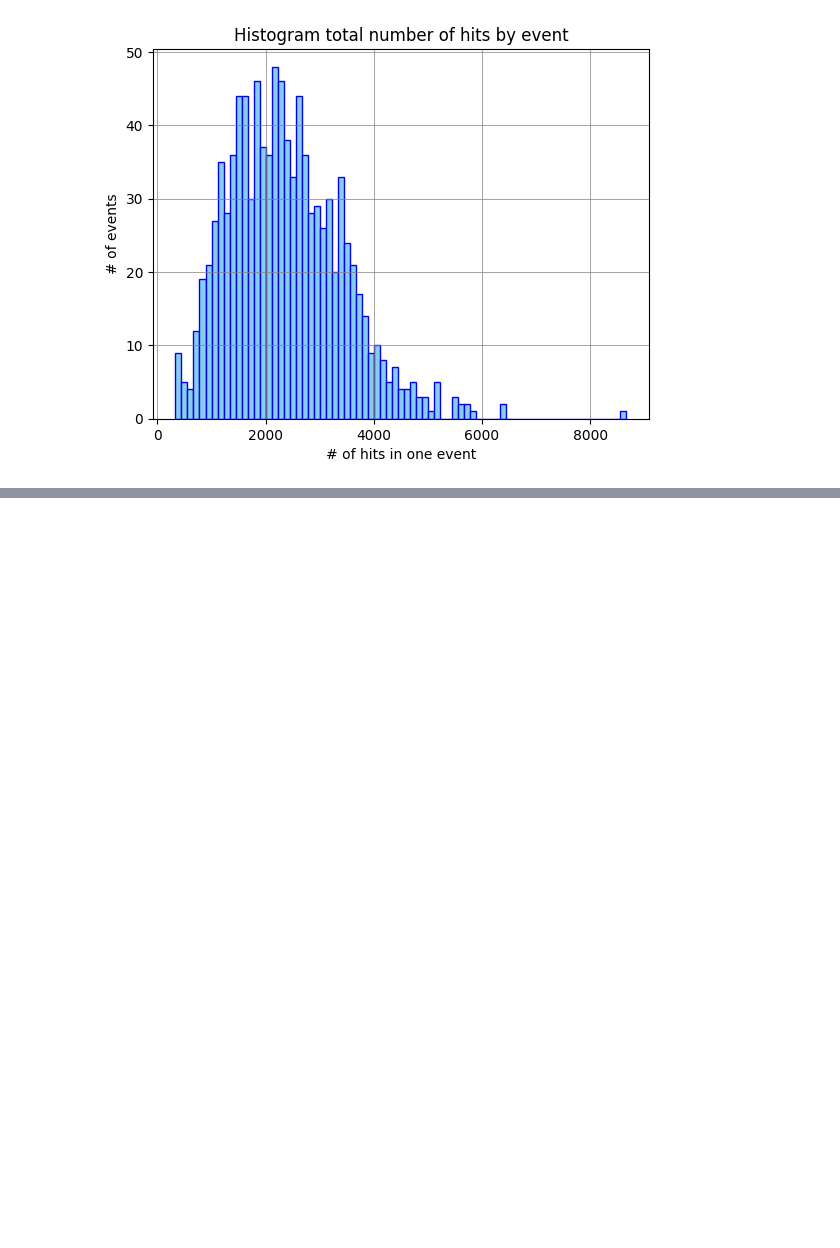
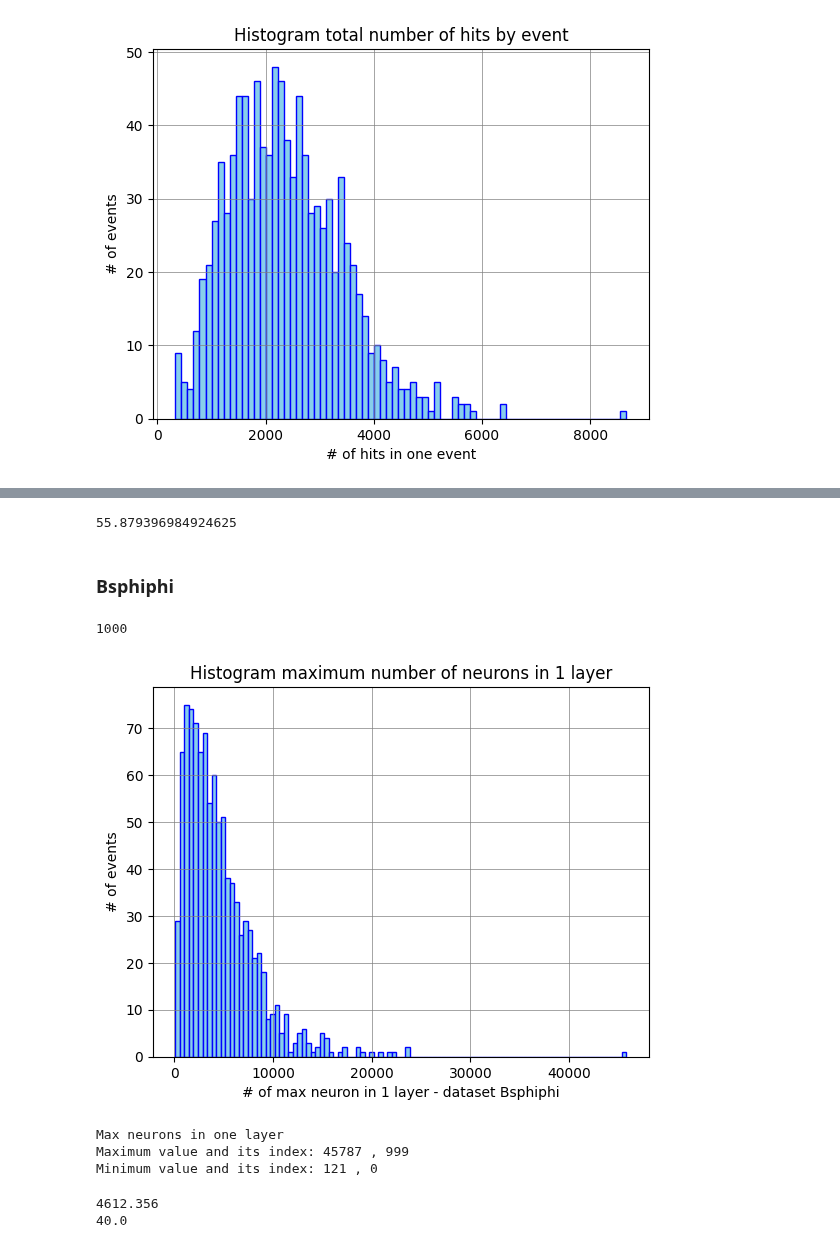
Before and after one commit to alawaree/Code_Thesis_HopfieldNetwork_VELO, a Jupyter notebook: data_analysis/neurons_count.ipynb, the cells around one changed output, grey strips where cells are left out. Drawn from its saved outputs; the diff is of its cells as text; code cells hidden in the pictures; blank space fills up the shorter version.

```diff
--- a/data_analysis/neurons_count.ipynb
+++ b/data_analysis/neurons_count.ipynb
@@ -248,0 +334,17 @@ plt.show()
+# %%
+max_neurons_list.sort()
+
+mean = sum(max_neurons_list)/len(max_neurons_list)-1
+print(mean)
+
+counter=0
+for value in max_neurons_list:
+    if value > 2200:
+        counter +=1
+
+percentage_old_limit = (counter / len(max_neurons_list))*100
+print(percentage_old_limit)
+# %% [output]
+55.879396984924625
+# %% [markdown]
+### Bsphiphi
@@ -248,0 +390,35 @@ plt.show()
+# %%
+print(len(max_neurons_list))
+# %% [output]
+1000
+# %%
+plt.hist(max_neurons_list,color = "skyblue", edgecolor='blue',bins=100)
+plt.xlabel('# of max neuron in 1 layer - dataset Bsphiphi')
+plt.ylabel('# of events')
+plt.grid(True, color='grey', linewidth=0.5)
+plt.title('Histogram maximum number of neurons in 1 layer')
+plt.show()
+print('Max neurons in one layer')
+
+get_min_max_values(max_neurons_list)
+# %% [output]
+[figure, added]
+Max neurons in one layer
+Maximum value and its index: 45787 , 999
+Minimum value and its index: 121 , 0
+# %%
+max_neurons_list.sort()
+
+mean = sum(max_neurons_list)/len(max_neurons_list)-1
+print(mean)
+
+counter=0
+for value in max_neurons_list:
+    if value > 2200:
+        counter +=1
+
+percentage_old_limit = (counter / len(max_neurons_list))*100
+print(percentage_old_limit)
+# %% [output]
+4612.356
+40.0
```
Also changed, not shown: parts of 9 cells of this notebook, 8 other files.
